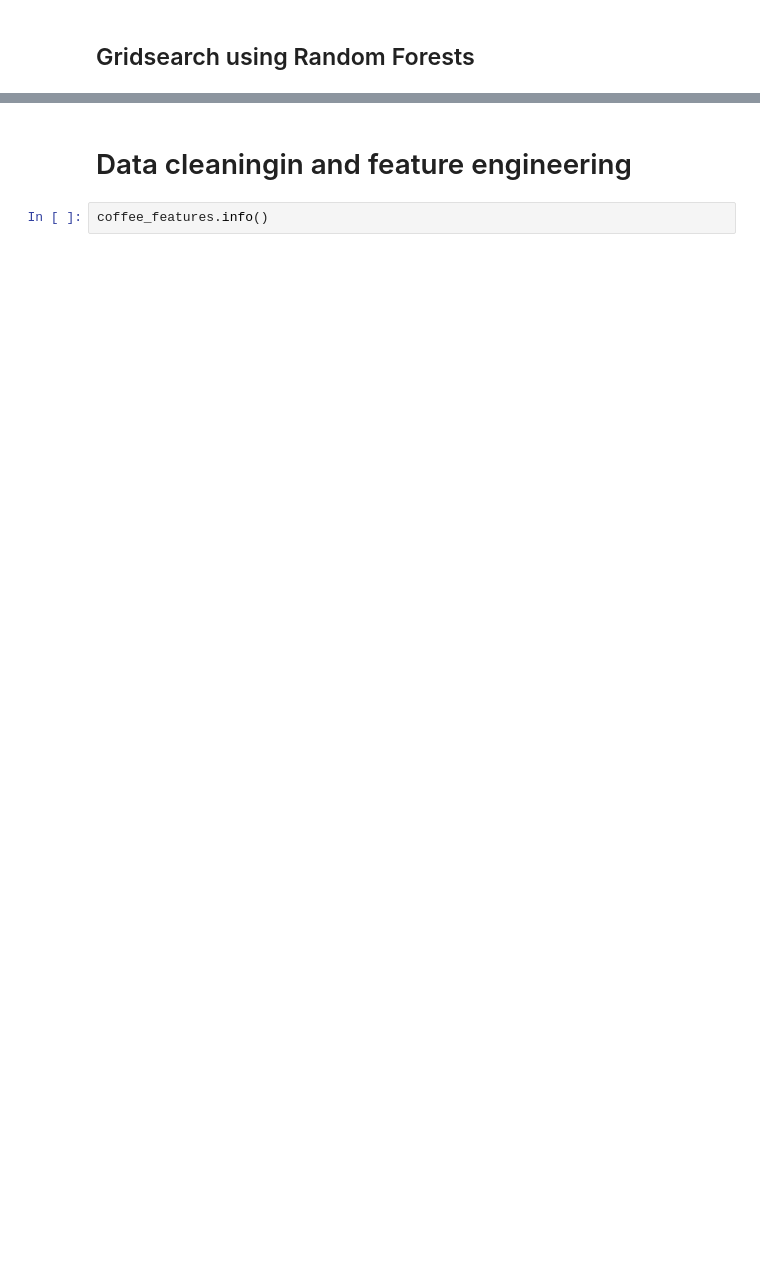
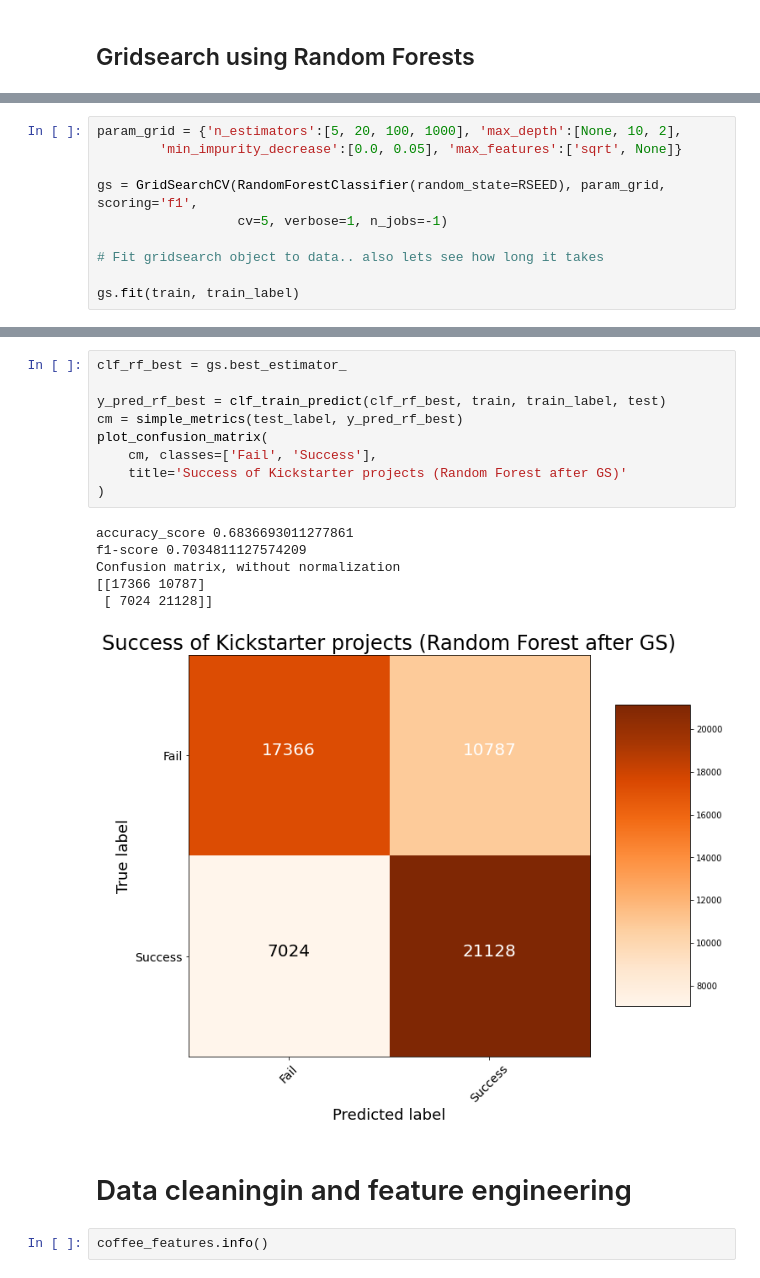
Before and after one commit to Clemens-Bretscher/Kickstarter_project, a Jupyter notebook: Kickstarter.ipynb, the cells around one changed output, grey strips where cells are left out. Cells and saved outputs as stored; diff of their text form; blank space fills up the shorter version.

```diff
--- a/Kickstarter.ipynb
+++ b/Kickstarter.ipynb
@@ -397,0 +420,10 @@ Confusion matrix, without normalization
+# %%
+param_grid = {'n_estimators':[5, 20, 100, 1000], 'max_depth':[None, 10, 2],
+        'min_impurity_decrease':[0.0, 0.05], 'max_features':['sqrt', None]}
+
+gs = GridSearchCV(RandomForestClassifier(random_state=RSEED), param_grid, scoring='f1',
+                  cv=5, verbose=1, n_jobs=-1)
+
+# Fit gridsearch object to data.. also lets see how long it takes
+
+gs.fit(train, train_label)
@@ -398,3 +446,19 @@ Confusion matrix, without normalization
+# %%
+clf_rf_best = gs.best_estimator_
+
+y_pred_rf_best = clf_train_predict(clf_rf_best, train, train_label, test)
+cm = simple_metrics(test_label, y_pred_rf_best)
+plot_confusion_matrix(
+    cm, classes=['Fail', 'Success'],
+    title='Success of Kickstarter projects (Random Forest after GS)'
+)
+# %% [output]
+accuracy_score 0.6836693011277861
+f1-score 0.7034811127574209
+Confusion matrix, without normalization
+[[17366 10787]
+ [ 7024 21128]]
+[figure, added]
 # %% [markdown]
 # Data cleaningin and feature engineering
 # %%
```
Also changed, not shown: parts of 14 cells of this notebook.
